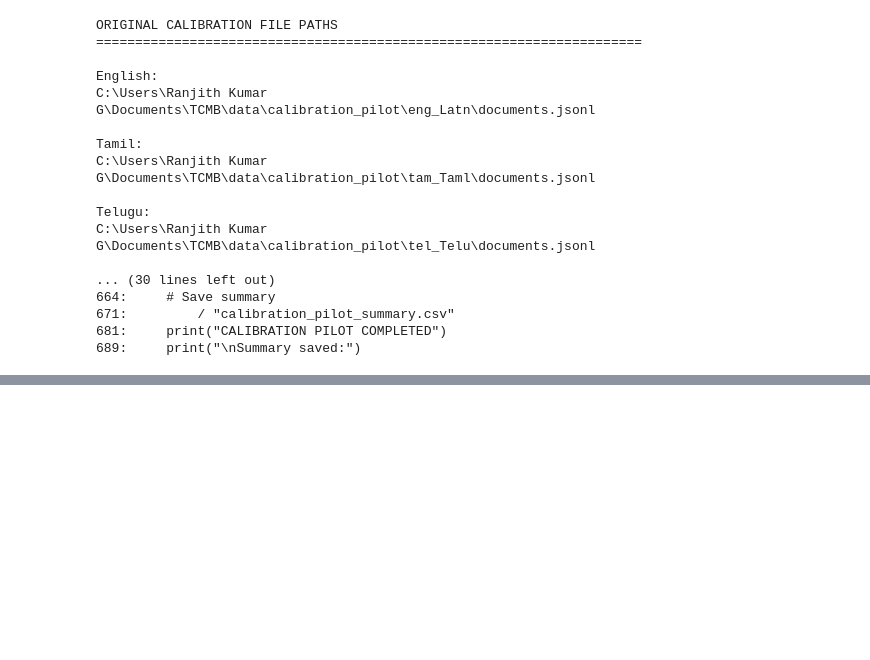
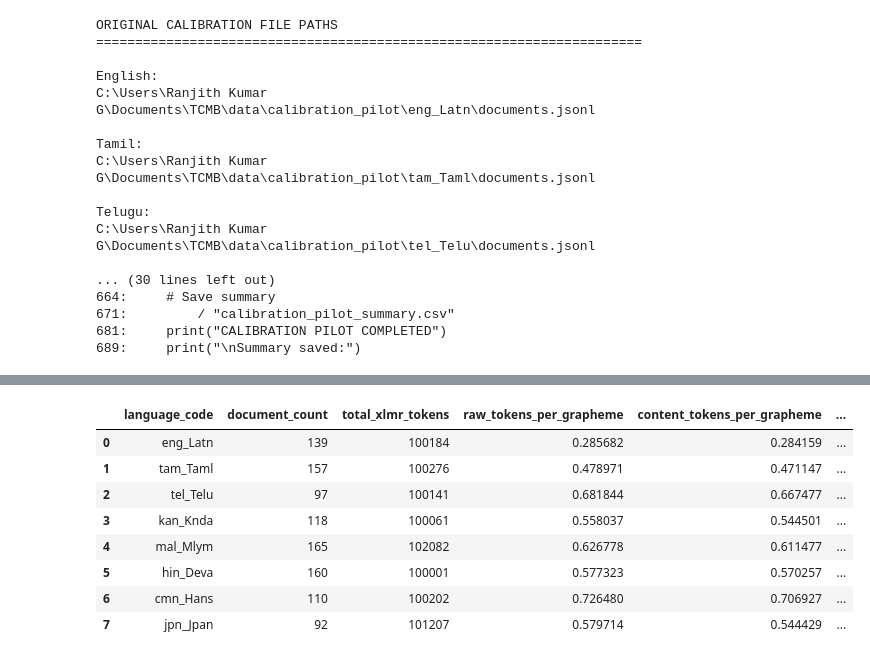
Before and after one commit to Giriran25/TCMB, a Jupyter notebook: NLm.ipynb, the cells around one changed output, grey strips where cells are left out. Cells and saved outputs as stored; diff of their text form; code cells hidden in the pictures; blank space fills up the shorter version.

```diff
--- a/NLm.ipynb
+++ b/NLm.ipynb
@@ -646,0 +1704,37 @@ FLORES+ exclusion sentences: 1893
+# %%
+import pandas as pd
+
+profiles = pd.read_csv(
+    "results/tables/typological_profiles.csv"
+)
+
+display(profiles[[
+    "language_code",
+    "document_count",
+    "total_xlmr_tokens",
+    "raw_tokens_per_grapheme",
+    "content_tokens_per_grapheme",
+    "marker_token_share",
+    "content_subwords_per_whitespace_word",
+    "mean_graphemes_per_whitespace_word",
+    "script_share_latin",
+    "script_share_devanagari",
+    "script_share_tamil",
+    "script_share_telugu",
+    "script_share_kannada",
+    "script_share_malayalam",
+    "script_share_han",
+    "script_share_hiragana",
+    "script_share_katakana",
+    "token_metadata_match_rate",
+]])
+# %% [output]
+|  | language_code | document_count | total_xlmr_tokens | raw_tokens_per_grapheme | content_tokens_per_grapheme | ... |
+| 0 | eng_Latn | 139 | 100184 | 0.285682 | 0.284159 | ... |
+| 1 | tam_Taml | 157 | 100276 | 0.478971 | 0.471147 | ... |
+| 2 | tel_Telu | 97 | 100141 | 0.681844 | 0.667477 | ... |
+| 3 | kan_Knda | 118 | 100061 | 0.558037 | 0.544501 | ... |
+| 4 | mal_Mlym | 165 | 102082 | 0.626778 | 0.611477 | ... |
+| 5 | hin_Deva | 160 | 100001 | 0.577323 | 0.570257 | ... |
+| 6 | cmn_Hans | 110 | 100202 | 0.726480 | 0.706927 | ... |
+| 7 | jpn_Jpan | 92 | 101207 | 0.579714 | 0.544429 | ... |
```
Also changed, not shown: parts of 65 cells of this notebook.
